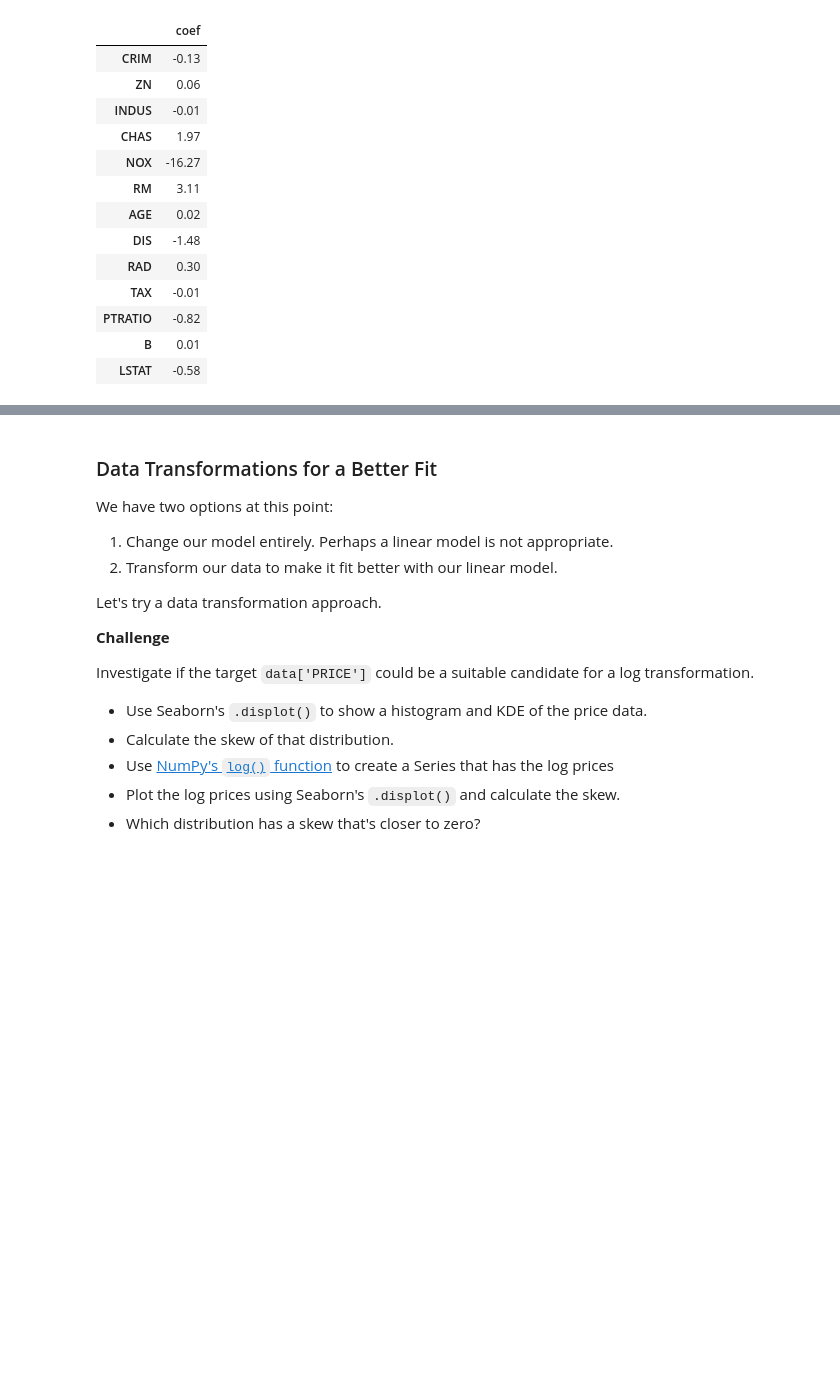
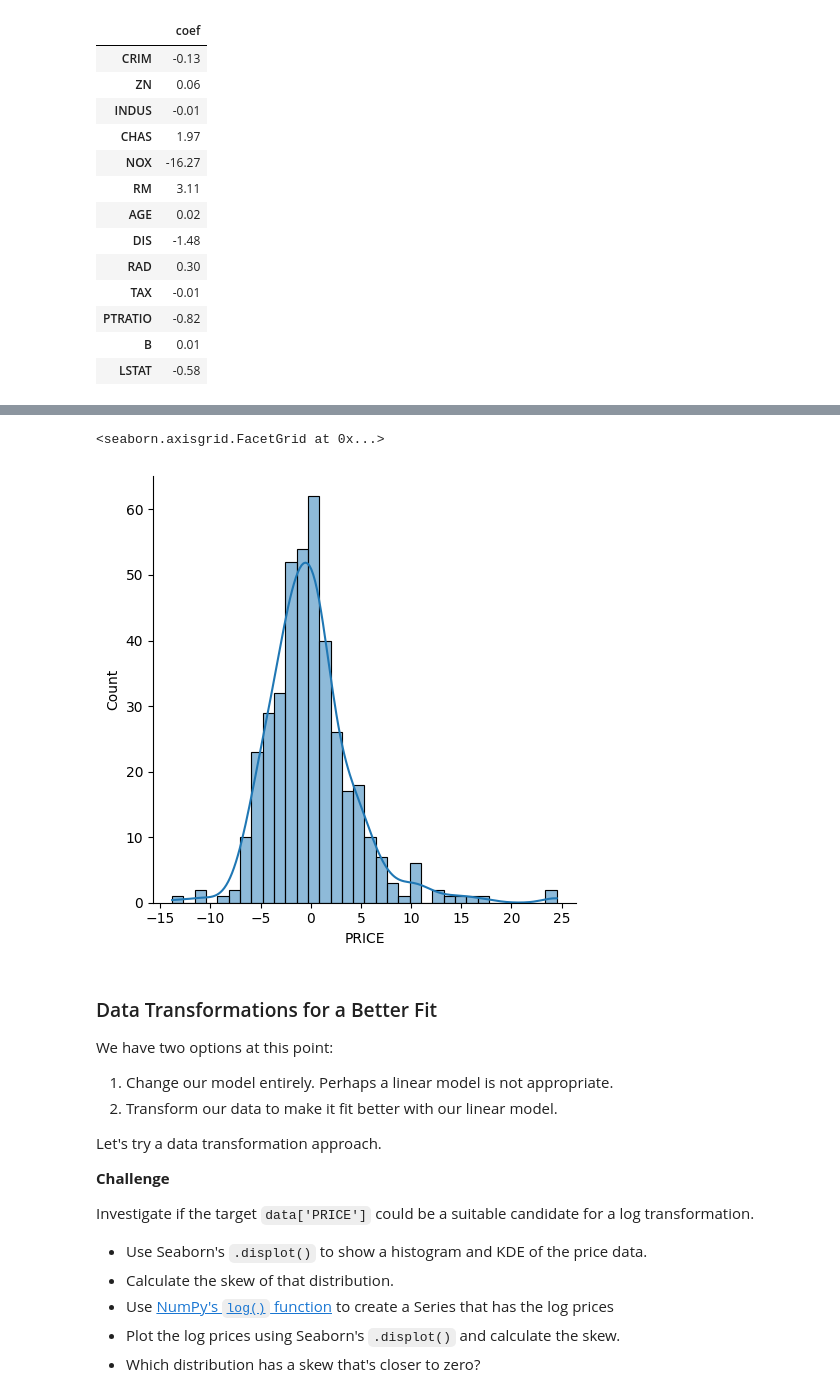
Before and after one commit to fkajose/100-Days-of-Code, a Jupyter notebook: 081-multivariable-regression/Multivariable_Regression_and_Valuation_Model_(start).ipynb, the cells around one changed output, grey strips where cells are left out. Cells and saved outputs as stored; diff of their text form; code cells hidden in the pictures; blank space fills up the shorter version.

```diff
--- a/081-multivariable-regression/Multivariable_Regression_and_Valuation_Model_(start).ipynb
+++ b/081-multivariable-regression/Multivariable_Regression_and_Valuation_Model_(start).ipynb
@@ -460,3 +491,8 @@ In an ideal case, what we want is something close to a normal distribution. A no
+# %%
+sns.displot(data=residuals, kde=True)
+# %% [output]
+<seaborn.axisgrid.FacetGrid at 0x...>
+[figure, added]
 # %% [markdown]
 ### Data Transformations for a Better Fit
 
```
Also changed, not shown: parts of 11 cells of this notebook.
